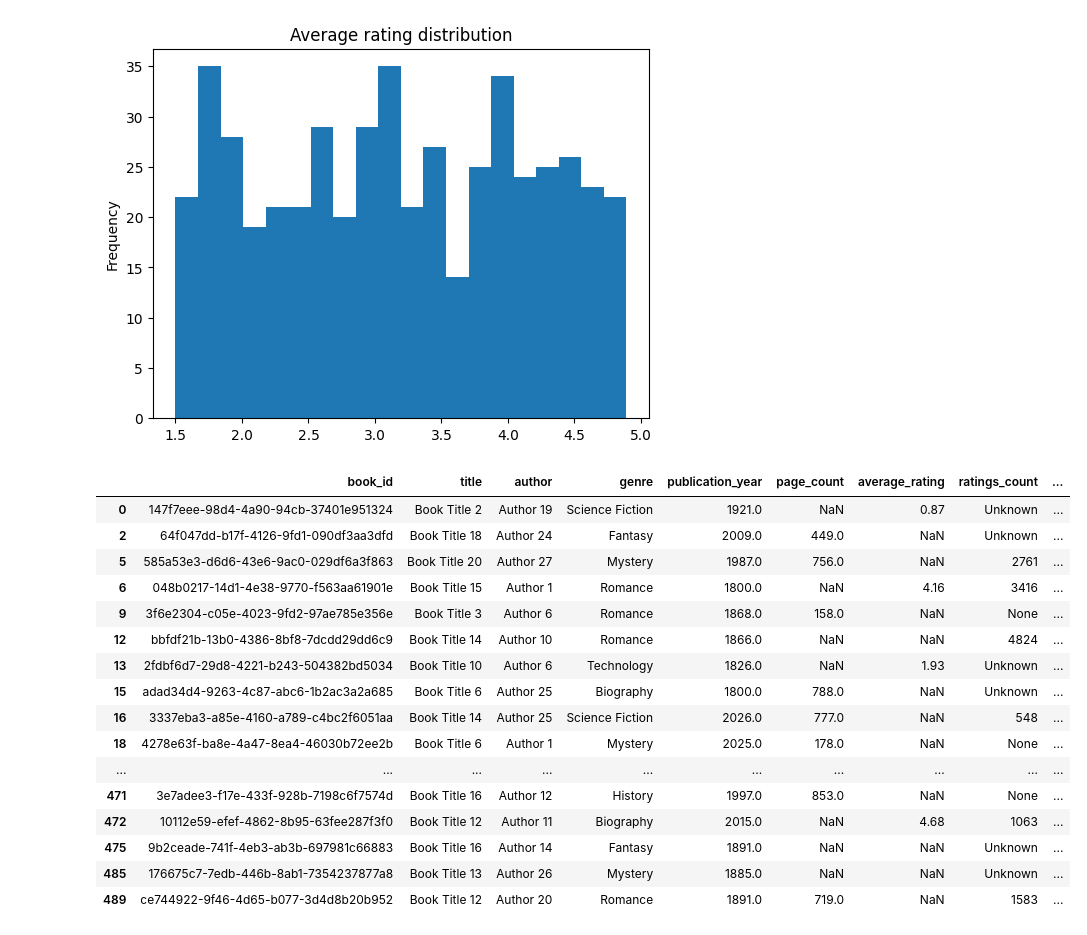
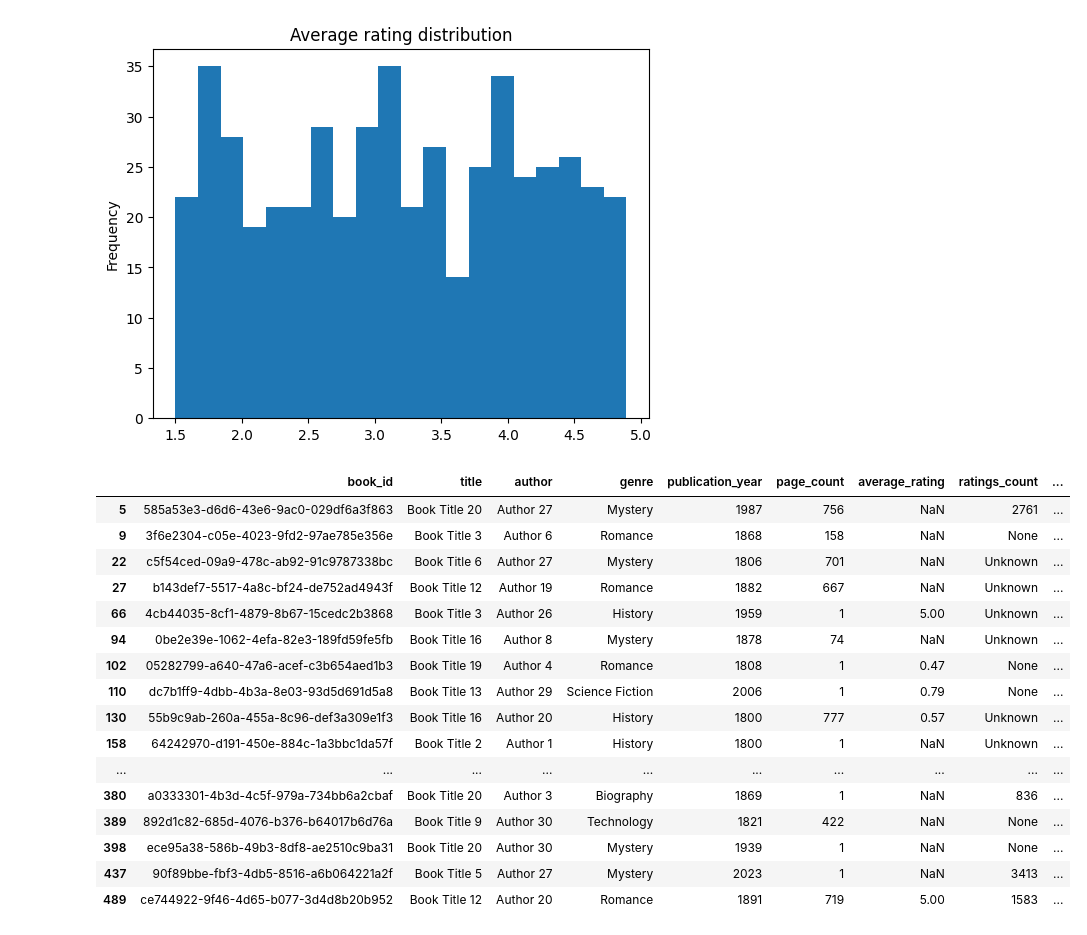
Before and after one commit to fawkx/my_python_solid_app, a Jupyter notebook: notebook/notes.ipynb, the cells around one changed output. Cells and saved outputs as stored; diff of their text form; code cells hidden in the pictures.

Commit message:
cleaning data with pandas

```diff
--- a/notebook/notes.ipynb
+++ b/notebook/notes.ipynb
@@ -8,73 +8,59 @@ plt.show()
 # %% [output]
 [figure]
 # %%
-import json
+import pandas as pd
 import numpy as np
-import pandas as pd
 
 # Load raw JSON data directly into a DataFrame
 df = pd.read_json("../books_dirty.json")
 
-# Normalizing empty strings to missing values(NaN)
-df = df.replace(r"^\s*$", np.nan, regex=True)
+# Set empty string to Nan instead of null
+df.replace("", np.nan, inplace=True)
 
-# Converts publication_year values to numbers and then clamps to range of 1800-2026
-df["publication_year"] = pd.to_numeric(df["publication_year"], errors="coerce")
-df["publication_year"] = df["publication_year"].clip(1800, 2026)
+# Normalize year to numeric; invalid values -> NaN; use nullable integer type; clamp publication year between 1800 and 2026
+df["publication_year"] = pd.to_numeric(df["publication_year"], errors="coerce").clip(1800, 2026).astype("Int64")
 
-# Converts average_rating to numeric and ensures it can't have impossible values (Rating can only be between 0-5)
-df["average_rating"] = pd.to_numeric(df["average_rating"], errors="coerce")
-df.loc[(df["average_rating"] < 0) | (df["average_rating"] > 5), "average_rating"] = np.nan
+# Ensure average_rating, page_count, etc can’t have impossible values
+# Clamp average rating between 0 to 5
+df["average_rating"] = pd.to_numeric(df["average_rating"], errors="coerce").clip(0, 5)
+# Clamp page count between 1 and 10000
+df["page_count"] = (pd.to_numeric(df["page_count"], errors="coerce").clip(1, 10000).astype("Int64"))
+# Clamp price usd between 0 and 1000
+df["price_usd"] = (pd.to_numeric(df["price_usd"], errors="coerce").clip(0, 1000))
 
-# Converts page_count to numeric and ensures it can't have impossible values
-df["page_count"] = pd.to_numeric(df["page_count"], errors="coerce")
-df.loc[df["page_count"] <= 0, "page_count"] = np.nan
-
-# Normalize dates in last_checkout
-df["last_checkout"] = pd.to_datetime(df["last_checkout"], format="%Y-%m-%dT%H:%M:%S.%f", errors="coerce")
+# Normalize dates in ‘last_checkout’
+df["last_checkout"] = pd.to_datetime(df["last_checkout"], format="mixed", errors="coerce")
 df["last_checkout"] = df["last_checkout"].dt.strftime("%Y-%m-%d")
 
-# Normalize text fields
-text_cols = ["genre", "language", "format", "publisher", "title", "author"]
+# Ensure genres, languages, formats, and publishers have proper capitalization
+cols = ["genre", "language", "format", "publisher"]
+for col in cols:
+    df[col] = df[col].astype("string").str.strip().str.title()
 
-# Converts to string dtype, trims leading/trailing spaces, collapses multiple spaces, and applies proper capitalization
-for col in text_cols:
-    df[col] = (
-        df[col]
-        .astype("string")
-        .str.strip()
-        .str.replace(r"\s+", " ", regex=True)
-        .str.title()
-    )
+# Find and remove duplicate books with same title and author
+df.drop_duplicates(subset=["title", "author"], inplace=True)
 
-# Remove duplicate books
-df = df.drop_duplicates(subset=["title", "author"], keep="first")
-
-# Drop incomplete records
-required = ["book_id", "title", "author", "publication_year"]
+# Drop rows if certain columns are empty
+required = ["book_id", "title", "author", "publication_year", "page_count", "price_usd"]
 df = df.dropna(subset=required)
-
-# Allow to display all entries
-pd.set_option("display.max_rows", None)
-pd.set_option("display.max_columns", None)
 
 # Show final cleaned dataframe
 df
 # %% [output]
 |  | book_id | title | author | genre | publication_year | page_count | average_rating | ratings_count | ... |
-| 0 | 147f7eee-98d4-4a90-94cb-37401e951324 | Book Title 2 | Author 19 | Science Fiction | 1921.0 | NaN | 0.87 | Unknown | ... |
-| 2 | 64f047dd-b17f-4126-9fd1-090df3aa3dfd | Book Title 18 | Author 24 | Fantasy | 2009.0 | 449.0 | NaN | Unknown | ... |
-| 5 | 585a53e3-d6d6-43e6-9ac0-029df6a3f863 | Book Title 20 | Author 27 | Mystery | 1987.0 | 756.0 | NaN | 2761 | ... |
-| 6 | 048b0217-14d1-4e38-9770-f563aa61901e | Book Title 15 | Author 1 | Romance | 1800.0 | NaN | 4.16 | 3416 | ... |
-| 9 | 3f6e2304-c05e-4023-9fd2-97ae785e356e | Book Title 3 | Author 6 | Romance | 1868.0 | 158.0 | NaN | None | ... |
-| 12 | bbfdf21b-13b0-4386-8bf8-7dcdd29dd6c9 | Book Title 14 | Author 10 | Romance | 1866.0 | NaN | NaN | 4824 | ... |
-| 13 | 2fdbf6d7-29d8-4221-b243-504382bd5034 | Book Title 10 | Author 6 | Technology | 1826.0 | NaN | 1.93 | Unknown | ... |
-| 15 | adad34d4-9263-4c87-abc6-1b2ac3a2a685 | Book Title 6 | Author 25 | Biography | 1800.0 | 788.0 | NaN | Unknown | ... |
-| 16 | 3337eba3-a85e-4160-a789-c4bc2f6051aa | Book Title 14 | Author 25 | Science Fiction | 2026.0 | 777.0 | NaN | 548 | ... |
-| 18 | 4278e63f-ba8e-4a47-8ea4-46030b72ee2b | Book Title 6 | Author 1 | Mystery | 2025.0 | 178.0 | NaN | None | ... |
+| 5 | 585a53e3-d6d6-43e6-9ac0-029df6a3f863 | Book Title 20 | Author 27 | Mystery | 1987 | 756 | NaN | 2761 | ... |
+| 9 | 3f6e2304-c05e-4023-9fd2-97ae785e356e | Book Title 3 | Author 6 | Romance | 1868 | 158 | NaN | None | ... |
+| 22 | c5f54ced-09a9-478c-ab92-91c9787338bc | Book Title 6 | Author 27 | Mystery | 1806 | 701 | NaN | Unknown | ... |
+| 27 | b143def7-5517-4a8c-bf24-de752ad4943f | Book Title 12 | Author 19 | Romance | 1882 | 667 | NaN | Unknown | ... |
+| 66 | 4cb44035-8cf1-4879-8b67-15cedc2b3868 | Book Title 3 | Author 26 | History | 1959 | 1 | 5.00 | Unknown | ... |
+| 94 | 0be2e39e-1062-4efa-82e3-189fd59fe5fb | Book Title 16 | Author 8 | Mystery | 1878 | 74 | NaN | Unknown | ... |
+| 102 | 05282799-a640-47a6-acef-c3b654aed1b3 | Book Title 19 | Author 4 | Romance | 1808 | 1 | 0.47 | None | ... |
+| 110 | dc7b1ff9-4dbb-4b3a-8e03-93d5d691d5a8 | Book Title 13 | Author 29 | Science Fiction | 2006 | 1 | 0.79 | None | ... |
+| 130 | 55b9c9ab-260a-455a-8c96-def3a309e1f3 | Book Title 16 | Author 20 | History | 1800 | 777 | 0.57 | Unknown | ... |
+| 158 | 64242970-d191-450e-884c-1a3bbc1da57f | Book Title 2 | Author 1 | History | 1800 | 1 | NaN | Unknown | ... |
 | ... | ... | ... | ... | ... | ... | ... | ... | ... | ... |
-| 471 | 3e7adee3-f17e-433f-928b-7198c6f7574d | Book Title 16 | Author 12 | History | 1997.0 | 853.0 | NaN | None | ... |
-| 472 | 10112e59-efef-4862-8b95-63fee287f3f0 | Book Title 12 | Author 11 | Biography | 2015.0 | NaN | 4.68 | 1063 | ... |
-| 475 | 9b2ceade-741f-4eb3-ab3b-697981c66883 | Book Title 16 | Author 14 | Fantasy | 1891.0 | NaN | NaN | Unknown | ... |
-| 485 | 176675c7-7edb-446b-8ab1-7354237877a8 | Book Title 13 | Author 26 | Mystery | 1885.0 | NaN | NaN | Unknown | ... |
-| 489 | ce744922-9f46-4d65-b077-3d4d8b20b952 | Book Title 12 | Author 20 | Romance | 1891.0 | 719.0 | NaN | 1583 | ... |
+| 380 | a0333301-4b3d-4c5f-979a-734bb6a2cbaf | Book Title 20 | Author 3 | Biography | 1869 | 1 | NaN | 836 | ... |
+| 389 | 892d1c82-685d-4076-b376-b64017b6d76a | Book Title 9 | Author 30 | Technology | 1821 | 422 | NaN | None | ... |
+| 398 | ece95a38-586b-49b3-8df8-ae2510c9ba31 | Book Title 20 | Author 30 | Mystery | 1939 | 1 | NaN | None | ... |
+| 437 | 90f89bbe-fbf3-4db5-8516-a6b064221a2f | Book Title 5 | Author 27 | Mystery | 2023 | 1 | NaN | 3413 | ... |
+| 489 | ce744922-9f46-4d65-b077-3d4d8b20b952 | Book Title 12 | Author 20 | Romance | 1891 | 719 | 5.00 | 1583 | ... |
```
Also changed, not shown: parts of 1 cell of this notebook.
